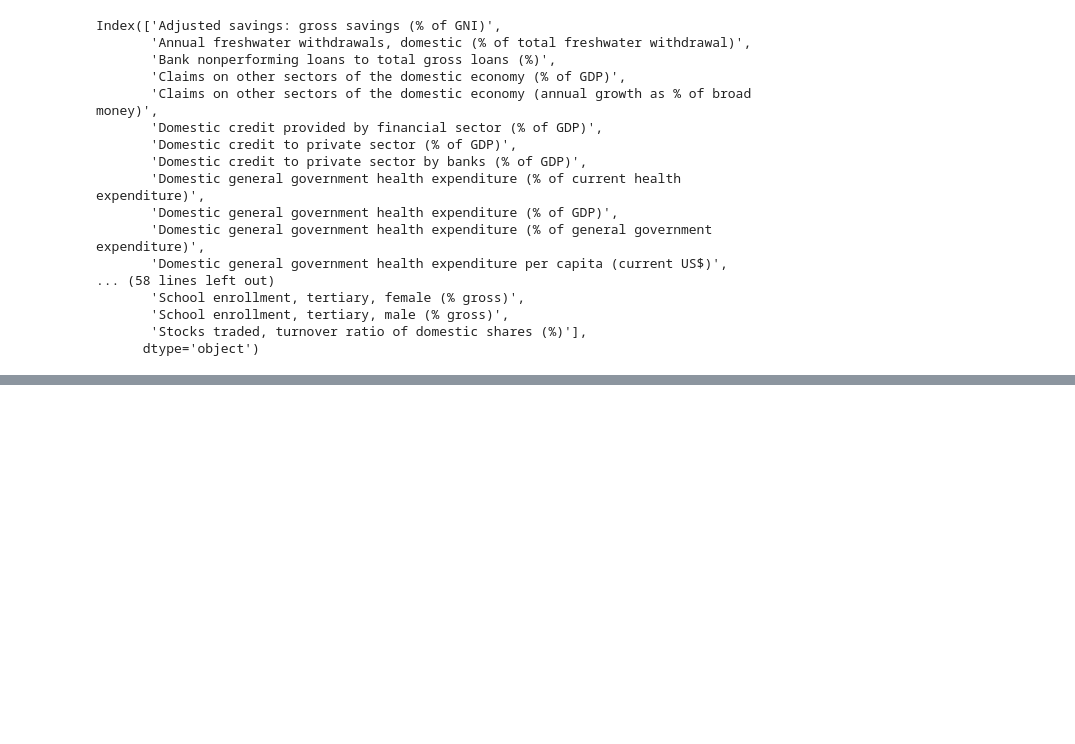
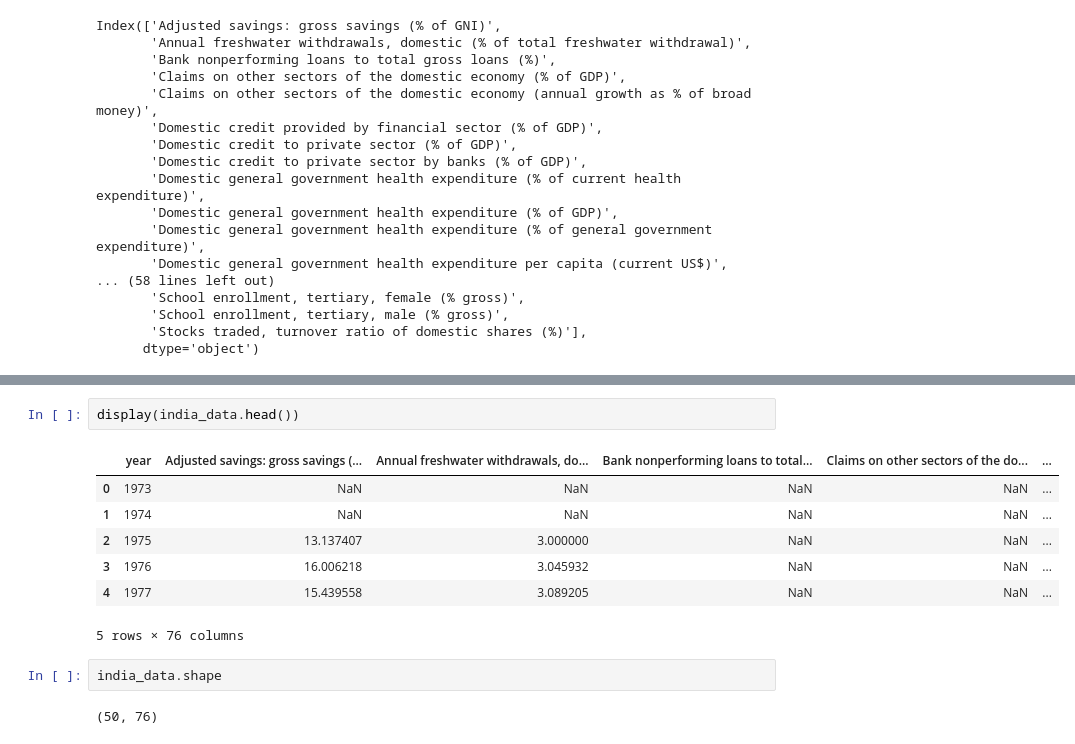
Before and after one commit to abhimanyus1997/economic-analysis, a Jupyter notebook: g20_analysis.ipynb, the cells around one changed output, grey strips where cells are left out. Drawn from its saved outputs; the diff is of its cells as text; blank space fills up the shorter version.

```diff
--- a/g20_analysis.ipynb
+++ b/g20_analysis.ipynb
@@ -309,0 +356,14 @@ Name: (Argentina, 1973), Length: 75, dtype: object
+# %%
+display(india_data.head())
+# %% [output]
+|  | year | Adjusted savings: gross savings (... | Annual freshwater withdrawals, do... | Bank nonperforming loans to total... | Claims on other sectors of the do... | ... |
+| 0 | 1973 | NaN | NaN | NaN | NaN | ... |
+| 1 | 1974 | NaN | NaN | NaN | NaN | ... |
+| 2 | 1975 | 13.137407 | 3.000000 | NaN | NaN | ... |
+| 3 | 1976 | 16.006218 | 3.045932 | NaN | NaN | ... |
+| 4 | 1977 | 15.439558 | 3.089205 | NaN | NaN | ... |
+5 rows × 76 columns
+# %%
+india_data.shape
+# %% [output]
+(50, 76)
```
Also changed, not shown: parts of 22 cells of this notebook, 1 other file.
